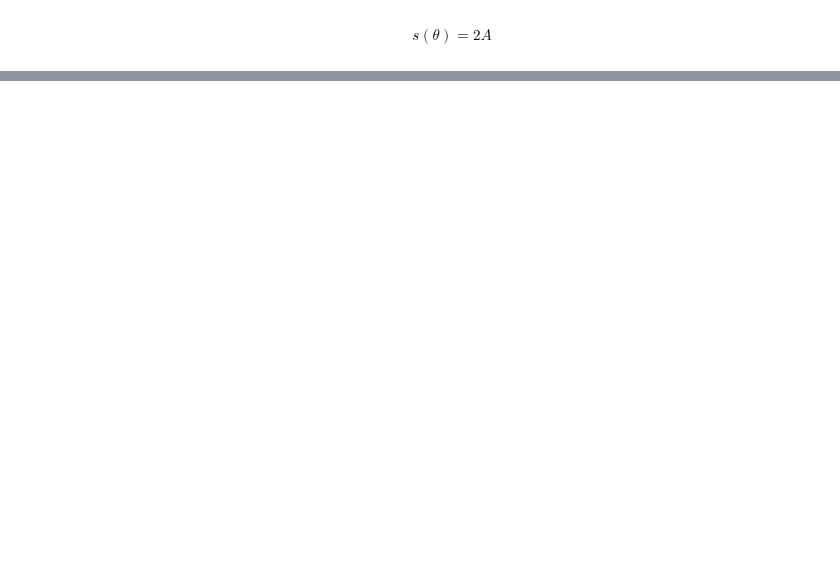
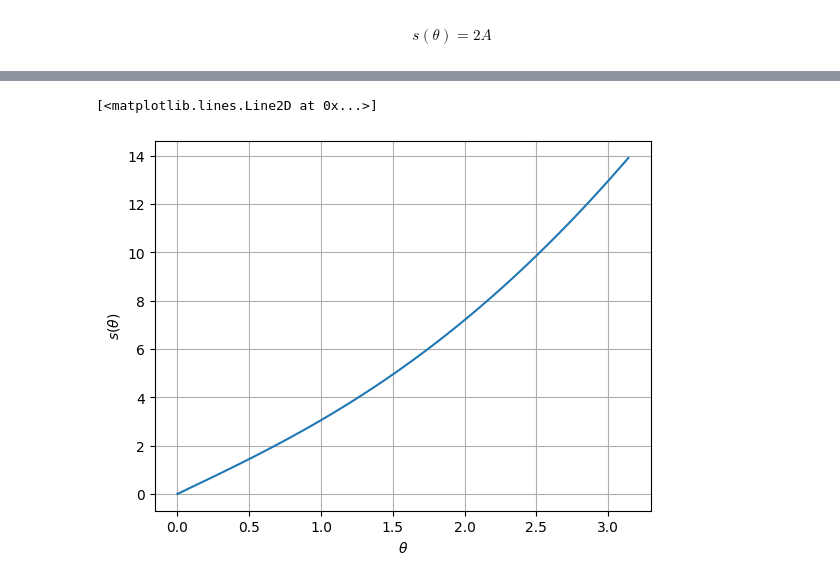
Before and after one commit to jordandll/Classical-Mechanics, a Jupyter notebook: Chapter-1.ipynb, the cells around one changed output, grey strips where cells are left out. Saved outputs shown, nothing was run; the diff lists cells and outputs as text; code cells hidden in the pictures; blank space fills up the shorter version.

```diff
--- a/Chapter-1.ipynb
+++ b/Chapter-1.ipynb
@@ -856,0 +888,13 @@ $$ A = \text{area }R^* = A_3 + A_2 + A_1 = 0.5 + 0.5\theta^2 + A_3$$
+# %%
+theta = np.linspace(0,np.pi,num=200)
+s = 2*(np.log(theta + np.sqrt(theta**2 + 2)) - 0.5*np.log(2) + 0.5*theta*np.sqrt(theta**2 + 2))
+
+fig, ax = plt.subplots()
+ax.set_xlabel(r'$\theta$')
+ax.set_ylabel(r'$s(\theta)$')
+ax.grid()
+
+ax.plot(theta, s)
+# %% [output]
+[<matplotlib.lines.Line2D at 0x...>]
+[figure, added]
```
Also changed, not shown: parts of 125 cells of this notebook.
